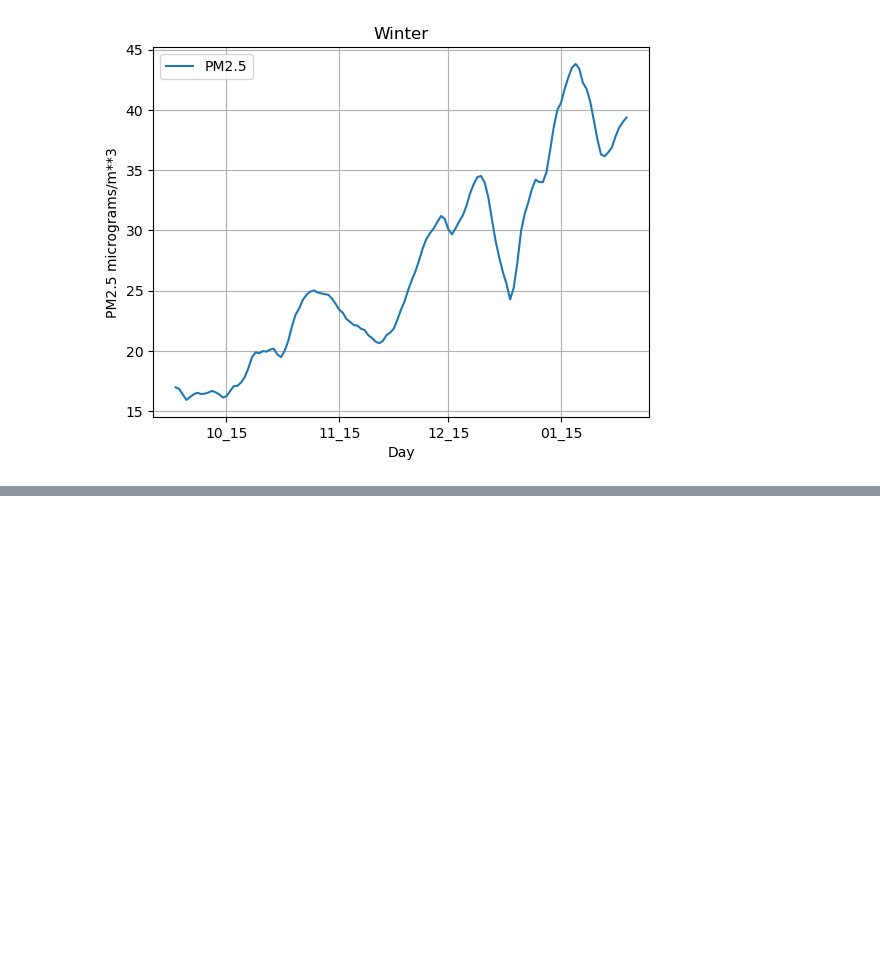
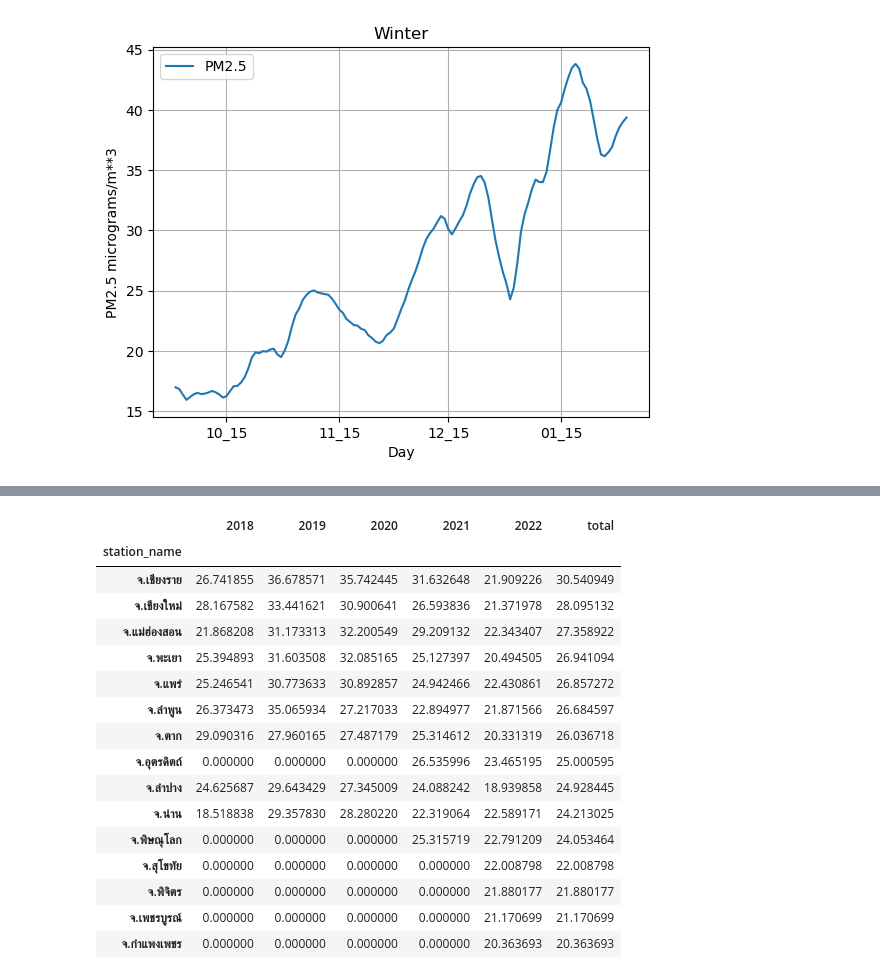
Before and after one commit to men31/DataMining_PM2_5, a Jupyter notebook: PM25_Coding/Data_Visualization/PM_Visualization.ipynb, the cells around one changed output, grey strips where cells are left out. Cells and saved outputs as stored; diff of their text form; code cells hidden in the pictures; blank space fills up the shorter version.

```diff
--- a/PM25_Coding/Data_Visualization/PM_Visualization.ipynb
+++ b/PM25_Coding/Data_Visualization/PM_Visualization.ipynb
@@ -213,0 +341,22 @@ plot_TS_3_seasons(TS_PM_data)
+# %%
+city_PM_perYear = station_PM_perYear.copy().drop(columns=['label', 'station_id']).groupby(['station_name']).mean()
+city_PM_perYear = city_PM_perYear.sort_values(['total'], ascending=False)
+city_PM_perYear
+# %% [output]
+|  | 2018 | 2019 | 2020 | 2021 | 2022 | total |
+| station_name |  |  |  |  |  |  |
+| จ.เชียงราย | 26.741855 | 36.678571 | 35.742445 | 31.632648 | 21.909226 | 30.540949 |
+| จ.เชียงใหม่ | 28.167582 | 33.441621 | 30.900641 | 26.593836 | 21.371978 | 28.095132 |
+| จ.แม่ฮ่องสอน | 21.868208 | 31.173313 | 32.200549 | 29.209132 | 22.343407 | 27.358922 |
+| จ.พะเยา | 25.394893 | 31.603508 | 32.085165 | 25.127397 | 20.494505 | 26.941094 |
+| จ.แพร่ | 25.246541 | 30.773633 | 30.892857 | 24.942466 | 22.430861 | 26.857272 |
+| จ.ลำพูน | 26.373473 | 35.065934 | 27.217033 | 22.894977 | 21.871566 | 26.684597 |
+| จ.ตาก | 29.090316 | 27.960165 | 27.487179 | 25.314612 | 20.331319 | 26.036718 |
+| จ.อุตรดิตถ์ | 0.000000 | 0.000000 | 0.000000 | 26.535996 | 23.465195 | 25.000595 |
+| จ.ลำปาง | 24.625687 | 29.643429 | 27.345009 | 24.088242 | 18.939858 | 24.928445 |
+| จ.น่าน | 18.518838 | 29.357830 | 28.280220 | 22.319064 | 22.589171 | 24.213025 |
+| จ.พิษณุโลก | 0.000000 | 0.000000 | 0.000000 | 25.315719 | 22.791209 | 24.053464 |
+| จ.สุโขทัย | 0.000000 | 0.000000 | 0.000000 | 0.000000 | 22.008798 | 22.008798 |
+| จ.พิจิตร | 0.000000 | 0.000000 | 0.000000 | 0.000000 | 21.880177 | 21.880177 |
+| จ.เพชรบูรณ์ | 0.000000 | 0.000000 | 0.000000 | 0.000000 | 21.170699 | 21.170699 |
+| จ.กำแพงเพชร | 0.000000 | 0.000000 | 0.000000 | 0.000000 | 20.363693 | 20.363693 |
```
Also changed, not shown: parts of 16 cells of this notebook, 5 other files.
